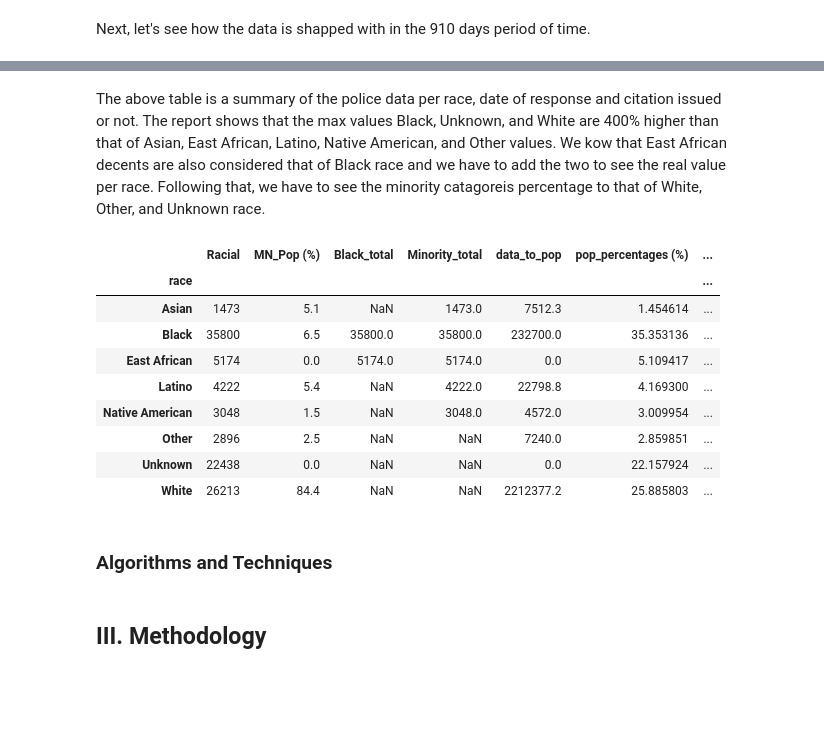
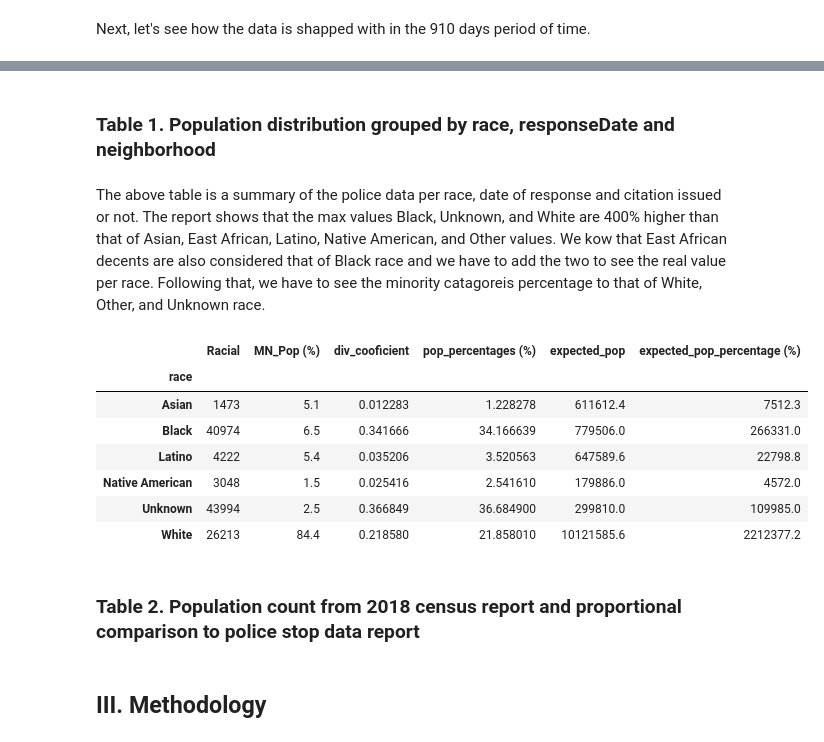
Before and after one commit to Afewerk/Capstones, a Jupyter notebook: CapstonOne #1 - Policing_Minneapolis.ipynb, the cells around one changed output, grey strips where cells are left out. Cells and saved outputs as stored; diff of their text form; code cells hidden in the pictures; blank space fills up the shorter version.

```diff
--- a/CapstonOne #1 - Policing_Minneapolis.ipynb
+++ b/CapstonOne #1 - Policing_Minneapolis.ipynb
@@ -65,0 +94,17 @@ This data also has 'Unknown' and 'Other' races that we can't quite put in to any
+# %%
+#Adding similar indexes
+df1 = df
+df['race'] = df['race'].str.replace('Other','Unknown')
+df['race'] = df['race'].str.replace('East African','Black')
+fill = ['preRace','race', 'gender']
+df.update(df.fillna('Unknown', inplace=True))
+df.update(df.fillna('Black', inplace=True))
+
+#Create a new list and redraw the pie chart
+Race1 = []
+Race1.append(df['race'].value_counts())
+plt.figure(figsize=(10, 5))
+plt.pie(Race1[0], explode=(0.1,0.1,0.1,0.3,0.3,0.3),autopct='%1.1f%%', shadow=True, startangle=140)
+plt.legend(Race1[0].index, loc='upper right')
+plt.title('\nFigure 2. Minneapolice Police Stop Data Analysis - groups updated', size=15)
+plt.axis('equal');
@@ -96,30 +224,29 @@ time_series
+# %% [markdown]
+### Table 1. Population distribution grouped by race, responseDate and neighborhood
 # %% [markdown]
 The above table is a summary of the police data per race, date of response and citation issued or not. The report shows that the max values Black, Unknown, and White are 400% higher than that of Asian, East African, Latino, Native American, and Other values. We kow that East African decents are also considered that of Black race and we have to add the two to see the real value per race. Following that, we have to see the minority catagoreis percentage to that of White, Other, and Unknown race.
 # %%
 percentages = pd.DataFrame()
 df1 =df.groupby('race').count()
-percentages['Racial'] = df1['responseDate'][[0,1,2,3,4,5,6,7]]
-percentages['MN_Pop (%)'] = [5.1,6.5,0,5.4,1.5,2.5,0,84.4]
+percentages['Racial'] = df1['responseDate'][[0,1,2,3,4,5]]
+percentages['MN_Pop (%)'] = [5.1,6.5,5.4,1.5,2.5,84.4]
 percentages.index = df1.index
-percentages['Black_total'] = df1['responseDate'][[1,2]]
-percentages['Minority_total'] = df1['responseDate'][[0,1,2,3,4]]
-percentages['data_to_pop'] = percentages['Racial'] * percentages['MN_Pop (%)']
-percentages['pop_percentages (%)'] = (percentages['Racial'] / percentages['Racial'].sum())*100
-percentages['true_percentage (%)'] = (percentages['Racial'] / percentages['data_to_pop'])
+percentages['div_cooficient'] = percentages['Racial'] / percentages['Racial'].sum()
+percentages['pop_percentages (%)'] = percentages['div_cooficient'] * 100
+percentages['expected_pop'] = round((percentages['MN_Pop (%)'] * percentages['Racial'].sum()), 2)
+percentages['expected_pop_percentage (%)'] = (percentages['pop_percentages (%)']/100) * percentages['expected_pop']
 percentages
 # %% [output]
-|  | Racial | MN_Pop (%) | Black_total | Minority_total | data_to_pop | pop_percentages (%) | ... |
-| race |  |  |  |  |  |  | ... |
-| Asian | 1473 | 5.1 | NaN | 1473.0 | 7512.3 | 1.454614 | ... |
-| Black | 35800 | 6.5 | 35800.0 | 35800.0 | 232700.0 | 35.353136 | ... |
-| East African | 5174 | 0.0 | 5174.0 | 5174.0 | 0.0 | 5.109417 | ... |
-| Latino | 4222 | 5.4 | NaN | 4222.0 | 22798.8 | 4.169300 | ... |
-| Native American | 3048 | 1.5 | NaN | 3048.0 | 4572.0 | 3.009954 | ... |
-| Other | 2896 | 2.5 | NaN | NaN | 7240.0 | 2.859851 | ... |
-| Unknown | 22438 | 0.0 | NaN | NaN | 0.0 | 22.157924 | ... |
-| White | 26213 | 84.4 | NaN | NaN | 2212377.2 | 25.885803 | ... |
+|  | Racial | MN_Pop (%) | div_cooficient | pop_percentages (%) | expected_pop | expected_pop_percentage (%) |
+| race |  |  |  |  |  |  |
+| Asian | 1473 | 5.1 | 0.012283 | 1.228278 | 611612.4 | 7512.3 |
+| Black | 40974 | 6.5 | 0.341666 | 34.166639 | 779506.0 | 266331.0 |
+| Latino | 4222 | 5.4 | 0.035206 | 3.520563 | 647589.6 | 22798.8 |
+| Native American | 3048 | 1.5 | 0.025416 | 2.541610 | 179886.0 | 4572.0 |
+| Unknown | 43994 | 2.5 | 0.366849 | 36.684900 | 299810.0 | 109985.0 |
+| White | 26213 | 84.4 | 0.218580 | 21.858010 | 10121585.6 | 2212377.2 |
-# %% [markdown]
-### Algorithms and Techniques
+# %% [markdown]
+### Table 2. Population count from 2018 census report and proportional comparison to police stop data report
 # %% [markdown]
 ## III. Methodology
 # %% [markdown]
```
Also changed, not shown: parts of 34 cells of this notebook.
